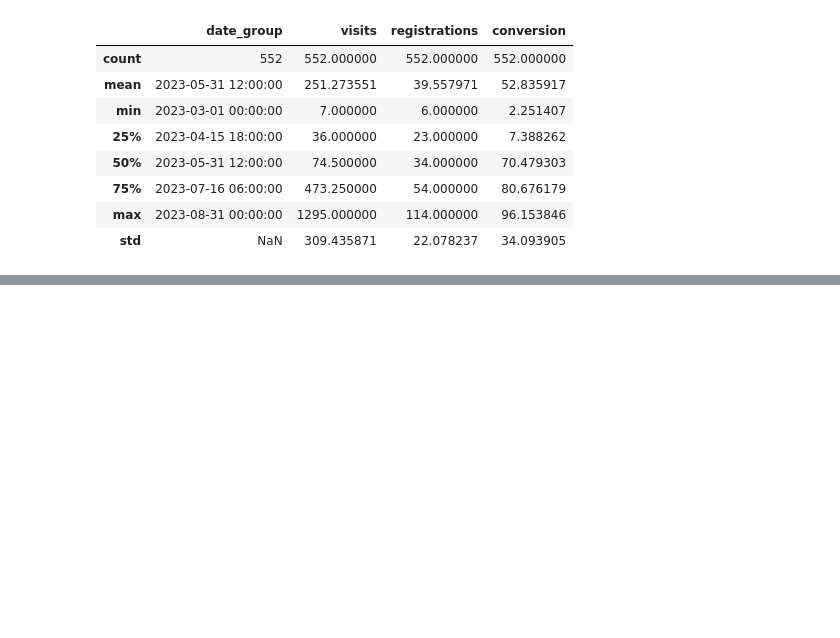
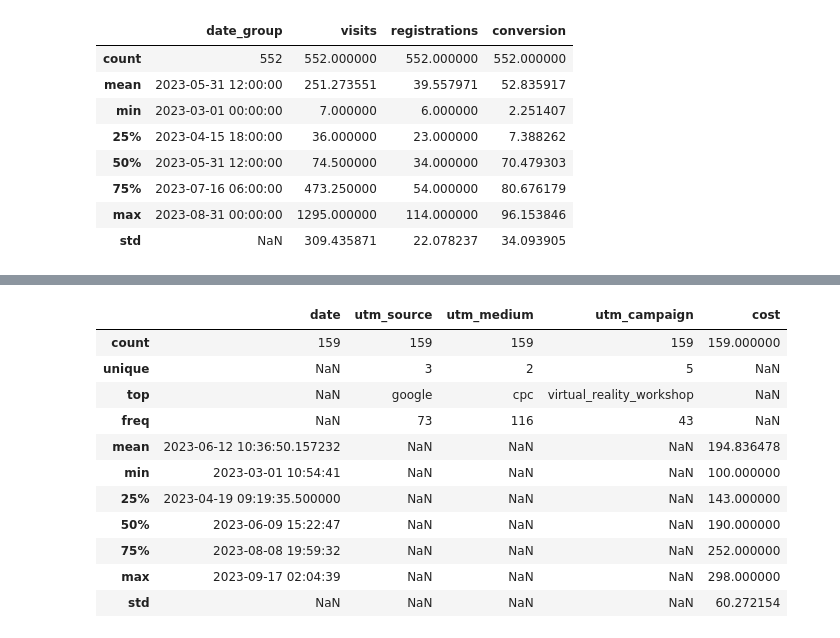
Before and after one commit to arnautovd/bi-analyst-project-100, a Jupyter notebook: analytics.ipynb, the cells around one changed output, grey strips where cells are left out. Drawn from its saved outputs; the diff is of its cells as text; code cells hidden in the pictures; blank space fills up the shorter version.

Commit message:
Add ads campaigns data and save ads.json

```diff
--- a/analytics.ipynb
+++ b/analytics.ipynb
@@ -4,6 +4,7 @@
 Загрузка данных о визитах и регистрациях из API и предварительный анализ.
 # %%
 import os
+from io import StringIO
 
 import pandas as pd
 import requests
@@ -13,6 +14,10 @@ load_dotenv()
 API_URL = os.getenv('API_URL', 'https://data-charts-api.hexlet.app')
 DATE_BEGIN = os.getenv('DATE_BEGIN', '2023-03-01')
 DATE_END = os.getenv('DATE_END', '2023-09-01')
+ADS_URL = os.getenv(
+    'ADS_URL',
+    'https://drive.google.com/uc?export=download&id=12vCtGhJlcK_CBcs8ES3BfEPbk6OJ45Qj',
+)
 # %% [markdown]
 ## Загрузка данных из API
 
@@ -208,0 +218,6 @@ conversion.assign(date_group=epoch_ms).to_json('./conversion.json')
+# %%
+response = requests.get(ADS_URL, timeout=60)
+response.raise_for_status()
+ads = pd.read_csv(StringIO(response.text), parse_dates=['date'])
+ads.info()
+ads.head()
@@ -208,0 +243,15 @@ conversion.assign(date_group=epoch_ms).to_json('./conversion.json')
+# %%
+ads.describe(include='all')
+# %% [output]
+|  | date | utm_source | utm_medium | utm_campaign | cost |
+| count | 159 | 159 | 159 | 159 | 159.000000 |
+| unique | NaN | 3 | 2 | 5 | NaN |
+| top | NaN | google | cpc | virtual_reality_workshop | NaN |
+| freq | NaN | 73 | 116 | 43 | NaN |
+| mean | 2023-06-12 10:36:50.157232 | NaN | NaN | NaN | 194.836478 |
+| min | 2023-03-01 10:54:41 | NaN | NaN | NaN | 100.000000 |
+| 25% | 2023-04-19 09:19:35.500000 | NaN | NaN | NaN | 143.000000 |
+| 50% | 2023-06-09 15:22:47 | NaN | NaN | NaN | 190.000000 |
+| 75% | 2023-08-08 19:59:32 | NaN | NaN | NaN | 252.000000 |
+| max | 2023-09-17 02:04:39 | NaN | NaN | NaN | 298.000000 |
+| std | NaN | NaN | NaN | NaN | 60.272154 |
```
Also changed, not shown: parts of 5 cells of this notebook, 3 other files.
